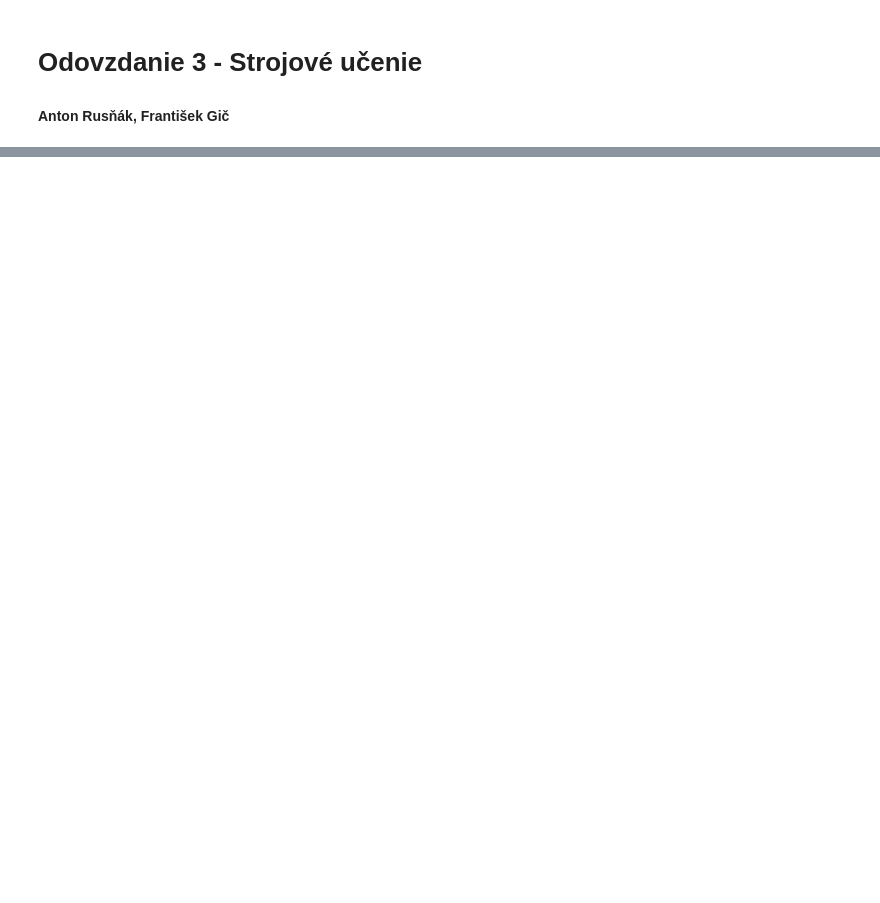
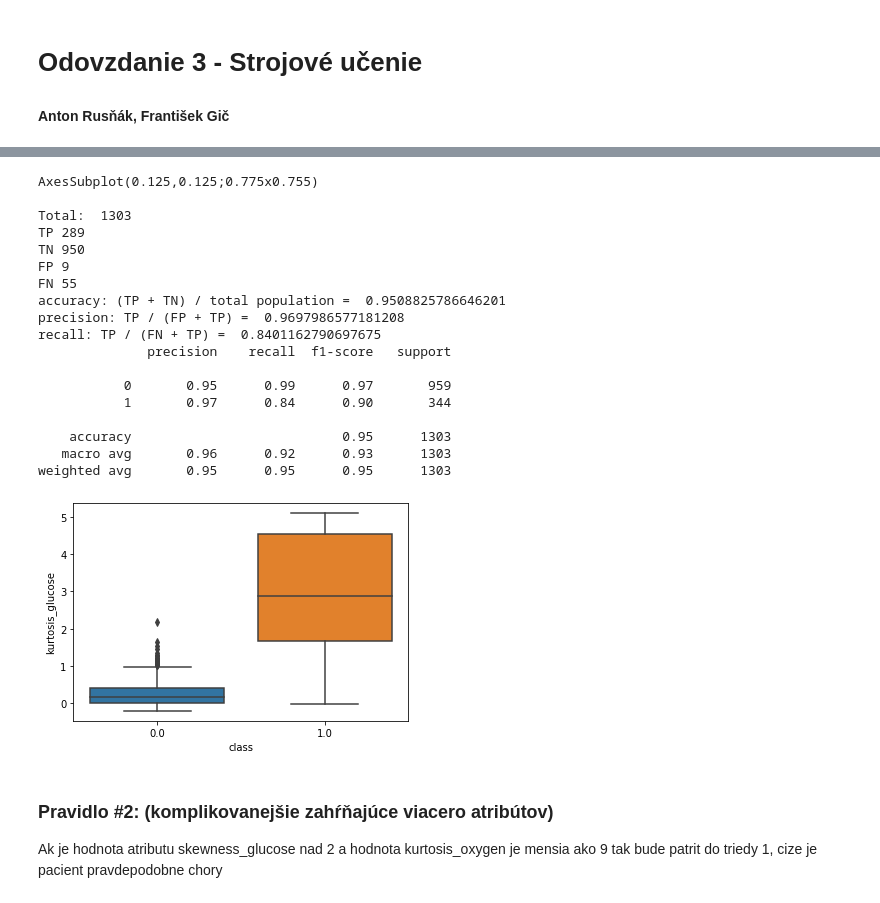
Before and after one commit to MCFreddie777/iau-project, a Jupyter notebook: [Odovzdanie 3] data.ipynb, the cells around one changed output, grey strips where cells are left out. Cells and saved outputs as stored; diff of their text form; code cells hidden in the pictures; blank space fills up the shorter version.

```diff
--- a/[Odovzdanie 3] data.ipynb
+++ b/[Odovzdanie 3] data.ipynb
@@ -54,0 +124,25 @@ See the caveats in the documentation: http://pandas.pydata.org/pandas-docs/stabl
+# %%
+rule1(data_valid,"valid_rule1")
+# %% [output]
+AxesSubplot(0.125,0.125;0.775x0.755)
+
+Total:  1303
+TP 289
+TN 950
+FP 9
+FN 55
+accuracy: (TP + TN) / total population =  0.9508825786646201
+precision: TP / (FP + TP) =  0.9697986577181208
+recall: TP / (FN + TP) =  0.8401162790697675
+              precision    recall  f1-score   support
+
+           0       0.95      0.99      0.97       959
+           1       0.97      0.84      0.90       344
+
+    accuracy                           0.95      1303
+   macro avg       0.96      0.92      0.93      1303
+weighted avg       0.95      0.95      0.95      1303
+[figure, added]
+# %% [markdown]
+### **Pravidlo #2: (komplikovanejšie zahŕňajúce viacero atribútov)**
+Ak je hodnota atributu skewness_glucose nad 2 a hodnota kurtosis_oxygen je mensia ako 9 tak bude patrit do triedy 1, cize je pacient pravdepodobne chory
```
Also changed, not shown: parts of 46 cells of this notebook, 5 other files.
